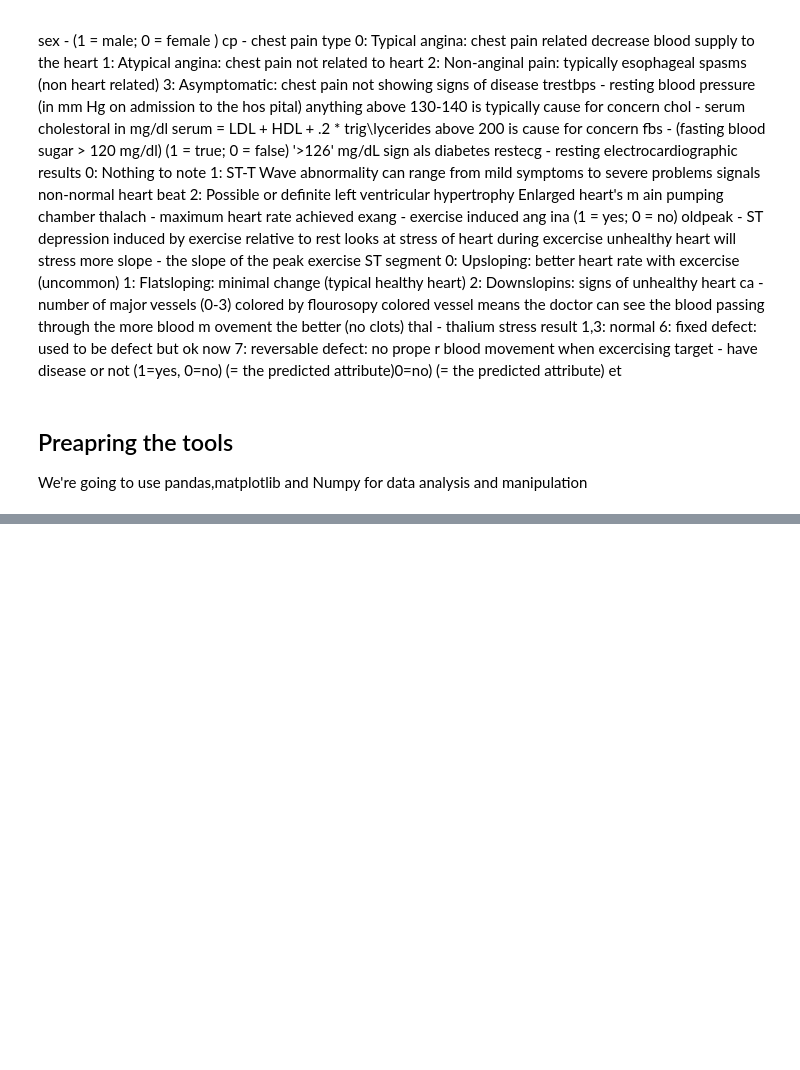
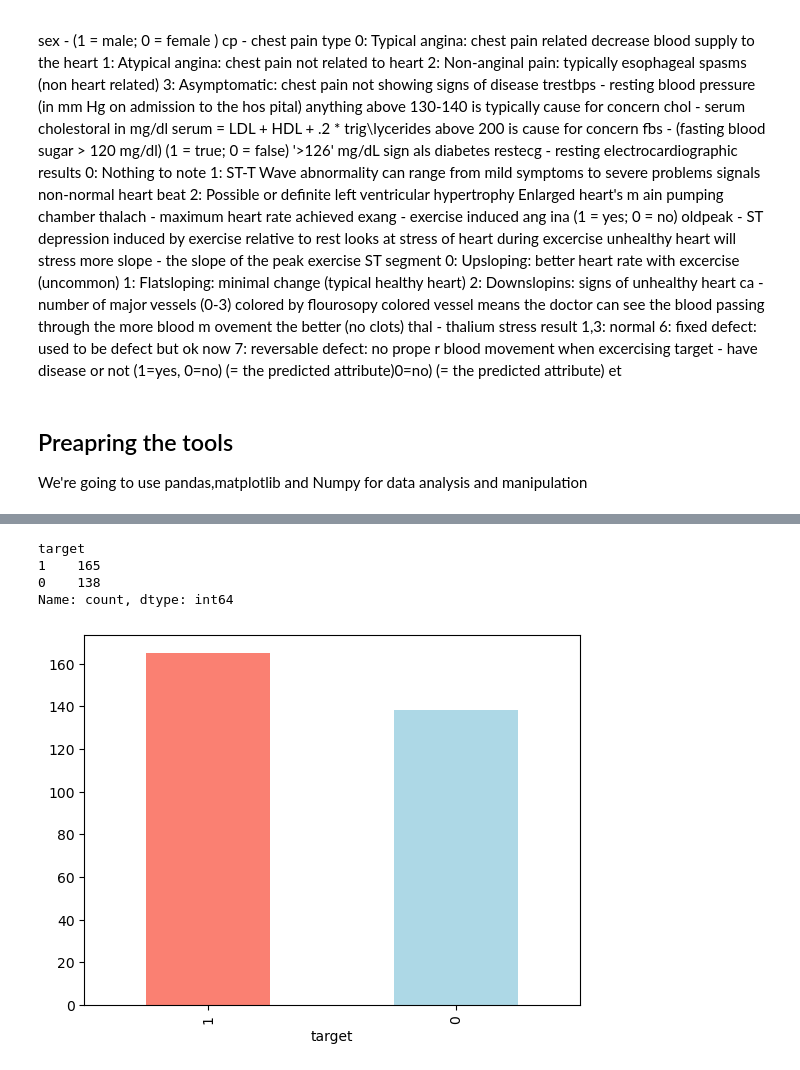
Before and after one commit to InflixOP/Heart-disease-predictor, a Jupyter notebook: heart-disease-classification.ipynb, the cells around one changed output, grey strips where cells are left out. Cells and saved outputs as stored; diff of their text form; code cells hidden in the pictures; blank space fills up the shorter version.

```diff
--- a/heart-disease-classification.ipynb
+++ b/heart-disease-classification.ipynb
@@ -99,3 +99,6 @@ from sklearn.model_selection import RandomizedSearchCV,GridSearchCV
 from sklearn.metrics import confusion_matrix,classification_report
 from sklearn.metrics import precision_score,recall_score,f1_score
 from sklearn.metrics import roc_curve
+# %%
+df=pd.read_csv("heart-disease (2).csv")
+df.shape
@@ -101,0 +135,11 @@ from sklearn.metrics import roc_curve
+# %%
+df["target"].value_counts()
+# %% [output]
+target
+1    165
+0    138
+Name: count, dtype: int64
+# %%
+df["target"].value_counts().plot(kind="bar",color=["salmon","lightblue"]);
+# %% [output]
+[figure, added]
```
Also changed, not shown: parts of 9 cells of this notebook.
